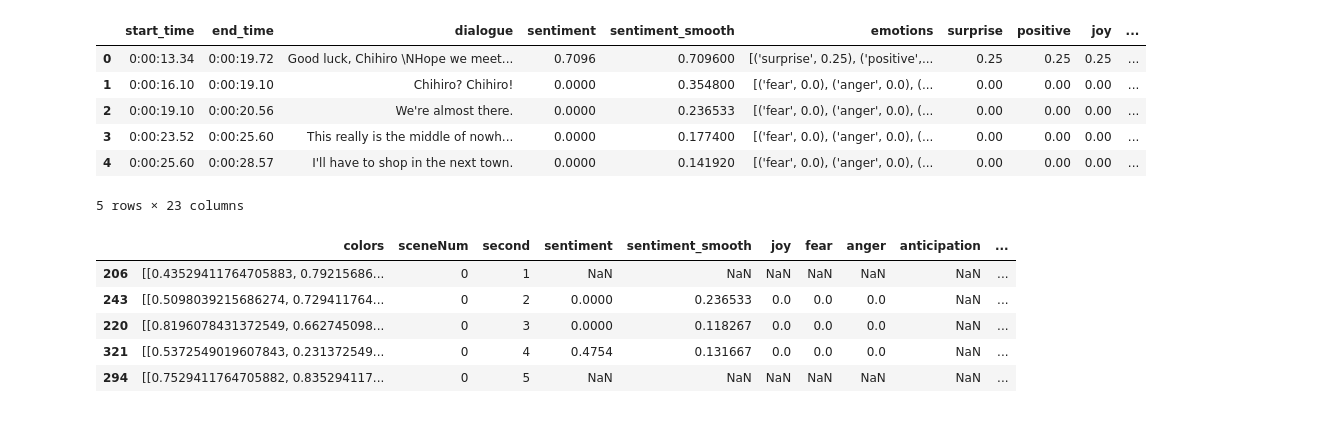
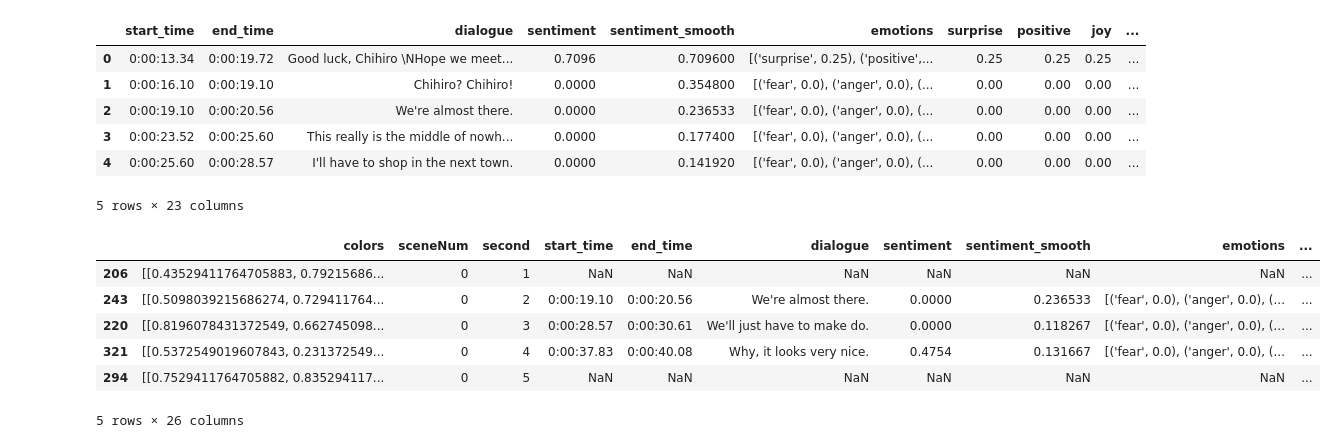
Before and after one commit to chuik633/MovieSentiments, a Jupyter notebook: exploration/spiritedAway.ipynb, the cells around one changed output. Saved outputs shown, nothing was run; the diff lists cells and outputs as text; code cells hidden in the pictures.

```diff
--- a/exploration/spiritedAway.ipynb
+++ b/exploration/spiritedAway.ipynb
@@ -170,31 +170,32 @@ emotion_df.head()
 # %%
 import numpy as np
 
 import pandas as pd
 
 
-emotion_cols = ["sentiment", "sentiment_smooth", "joy", "fear", "anger", "anticipation", "sadness", "positive", "negative"]
+emotion_cols = emotion_df.columns
 
-def get_emotions_for_color(color_time, emotion_df, emotion_cols):
+def get_emotions_for_color(color_time, emotion_cols):
     color_time = color_time*10
     # match the overlapping
     mask = (emotion_df["start_second"] <= color_time) & (emotion_df["end_second"] >= color_time)
     matched = emotion_df.loc[mask, emotion_cols]
 
     if matched.empty:
         # No matching emotion → return NaNs
         return pd.Series([np.nan]*len(emotion_cols), index=emotion_cols)
     else:
         # If multiple matches, you could take the first, or the mean
         return matched.iloc[0]
 
 
-color_df[emotion_cols] = color_df["second"].apply(lambda t: get_emotions_for_color(t, emotion_df, emotion_cols))
+color_df[emotion_cols] = color_df["second"].apply(lambda t: get_emotions_for_color(t, emotion_cols))
 color_df.head()
 # %% [output]
-|  | colors | sceneNum | second | sentiment | sentiment_smooth | joy | fear | anger | anticipation | ... |
+|  | colors | sceneNum | second | start_time | end_time | dialogue | sentiment | sentiment_smooth | emotions | ... |
 | 206 | [[0.43529411764705883, 0.79215686... | 0 | 1 | NaN | NaN | NaN | NaN | NaN | NaN | ... |
-| 243 | [[0.5098039215686274, 0.729411764... | 0 | 2 | 0.0000 | 0.236533 | 0.0 | 0.0 | 0.0 | NaN | ... |
-| 220 | [[0.8196078431372549, 0.662745098... | 0 | 3 | 0.0000 | 0.118267 | 0.0 | 0.0 | 0.0 | NaN | ... |
-| 321 | [[0.5372549019607843, 0.231372549... | 0 | 4 | 0.4754 | 0.131667 | 0.0 | 0.0 | 0.0 | NaN | ... |
+| 243 | [[0.5098039215686274, 0.729411764... | 0 | 2 | 0:00:19.10 | 0:00:20.56 | We're almost there. | 0.0000 | 0.236533 | [('fear', 0.0), ('anger', 0.0), (... | ... |
+| 220 | [[0.8196078431372549, 0.662745098... | 0 | 3 | 0:00:28.57 | 0:00:30.61 | We'll just have to make do. | 0.0000 | 0.118267 | [('fear', 0.0), ('anger', 0.0), (... | ... |
+| 321 | [[0.5372549019607843, 0.231372549... | 0 | 4 | 0:00:37.83 | 0:00:40.08 | Why, it looks very nice. | 0.4754 | 0.131667 | [('fear', 0.0), ('anger', 0.0), (... | ... |
 | 294 | [[0.7529411764705882, 0.835294117... | 0 | 5 | NaN | NaN | NaN | NaN | NaN | NaN | ... |
+5 rows × 26 columns
```
Also changed, not shown: parts of 2 cells of this notebook, 11 other files.
